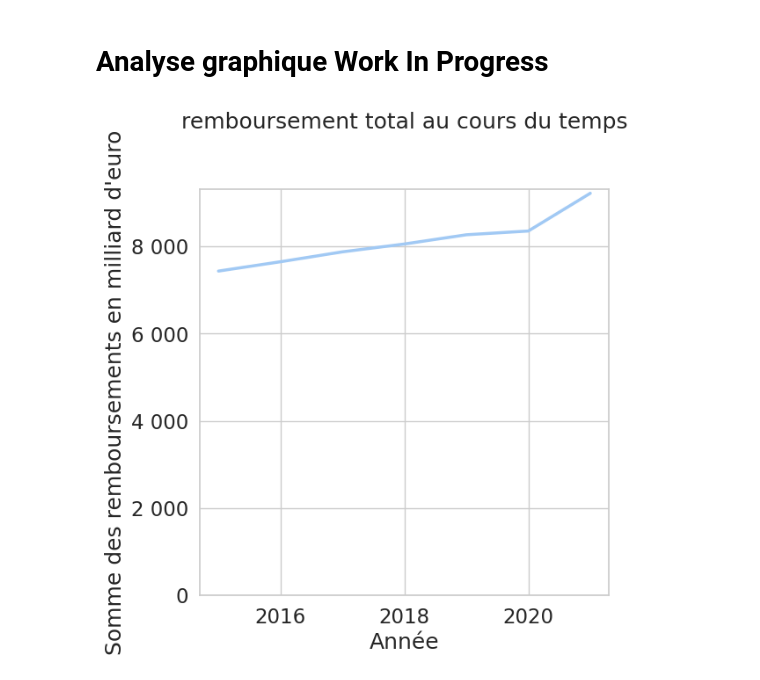
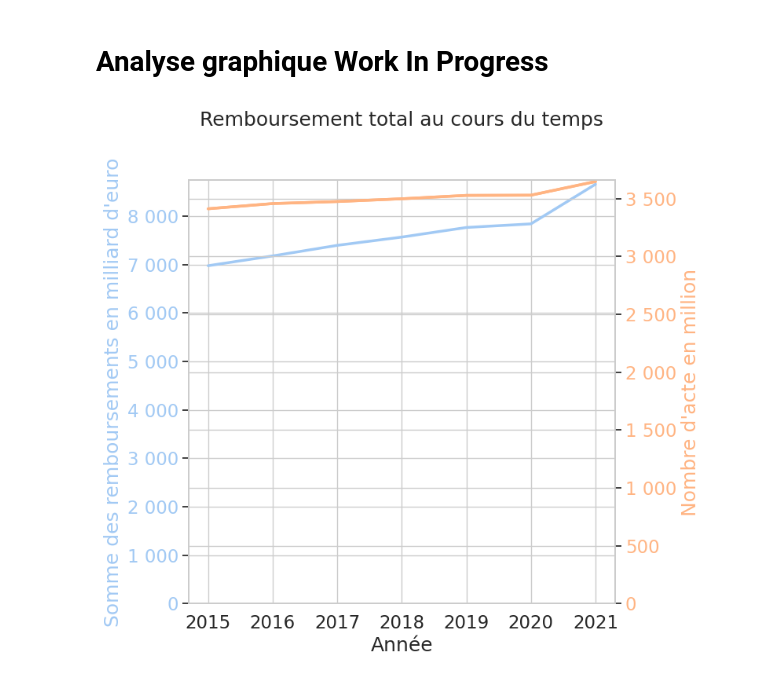
Before and after one commit to barrmath/data_maladie, a Jupyter notebook: Analyse graphique.ipynb, the cells around one changed output. Saved outputs shown, nothing was run; the diff lists cells and outputs as text; code cells hidden in the pictures.

```diff
--- a/Analyse graphique.ipynb
+++ b/Analyse graphique.ipynb
@@ -17,13 +17,18 @@ data_amelie = pd.read_csv("donnee_temp/depense_age.csv",dtype={
     ,'dep_niv_1':'category'
     ,'dep_niv_2':'category'
     ,'montant':'uint64'
-    ,'nombre de patients traités pour la pathologie selectionnée ':'float64'
+    ,'nombre de patients traités pour la pathologie selectionnée':'float64'
     ,'nombre de patient traités pour une autre pathologie mais necessitant des soins du poste':'float64'
     ,'montant_moy':'float64'
     ,'type_somme':'category'
     ,'sexe':'uint8'
     ,'cla_age_5':'category'
     ,'Ntop':'uint32'
+    ,'Ntop_total':'uint64'
+    ,'pourcentage acte selon la classe d\'age':'float64'
+    ,'nombre de patients traités pour la pathologie selectionnée par classe d\'age':'uint32'
+    ,'nombre de patient traités pour une autre pathologie mais necessitant des soins du poste par classe d\'age':'uint32'
+    ,'montant par classe d\'age':'uint32'
 })
 # %%
 # config graphe
@@ -37,23 +42,41 @@ palette = sns.color_palette("pastel").as_hex()
 
 def nombre_en_milliard(nb,pos):
     return format(round(nb/(10e9)),'_').replace("_"," ")
+
+def nombre_en_million(nb,pos):
+    return format(round(nb/(10e6)),'_').replace("_"," ")
 # %%
 # regoupement des datas pour affichages
-data_annee = data_amelie.groupby(by=['annee'],observed=False).agg(montant=('montant','sum'),
-montant_moyen=('montant_moy','mean')).reset_index()
+data_annee = data_amelie.groupby(by=['annee'],observed=False).agg(montant=('montant','sum')
+,montant_moyen=('montant_moy','mean')
+,nb_acte=('Ntop','sum')).reset_index()
+couleur_axe_1 = 0
+couleur_axe_2 = 1
 
 # affichage
-fig,ax = plt.subplots()
-sns.lineplot(ax=ax,data=data_annee,x='annee',y='montant')
-fig.set_size_inches(6,6)
-ax.set_title('remboursement total au cours du temps',pad=50)
-ax.set_xlabel('Année')
-ax.set_ylabel('Somme des remboursements en milliard d\'euro')
-ax.yaxis.set_major_formatter(FuncFormatter(nombre_en_milliard))
-ax.set_ylim(0)
+fig,ax1 = plt.subplots()
+sns.lineplot(ax=ax1,data=data_annee,x='annee',y='montant',color=palette[couleur_axe_1])
+fig.set_size_inches(7,7)
+ax1.set_title('Remboursement total au cours du temps',pad=50)
+ax1.set_xlabel('Année')
+ax1.set_ylabel('Somme des remboursements en milliard d\'euro',color=palette[couleur_axe_1])
+ax1.tick_params(axis='y', labelcolor=palette[couleur_axe_1])
+ax1.yaxis.set_major_formatter(FuncFormatter(nombre_en_milliard))
+ax1.set_ylim(0)
+
+ax2 = ax1.twinx()
+
+sns.lineplot(ax=ax2,data=data_annee,x='annee',y='nb_acte',color=palette[couleur_axe_2])
+ax2.set_ylabel('Nombre d\'acte en million',color=palette[couleur_axe_2])
+ax2.yaxis.set_major_formatter(FuncFormatter(nombre_en_million))
+ax2.tick_params(axis='y', labelcolor=palette[couleur_axe_2])
+ax2.set_ylim(0)
+
+sns.lineplot(ax=ax2,data=data_annee,x='annee',y='nb_acte',color=palette[couleur_axe_2])
+
 plt.show()
 
 #suppression des données en ram
 del data_annee
 # %% [output]
-[figure, old version]
+[figure, new version]
```
Also changed, not shown: parts of 5 cells of this notebook, 1 other file.
